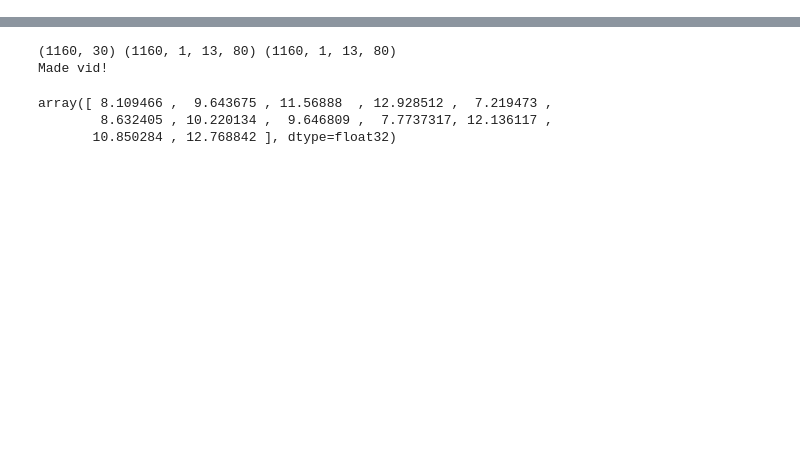
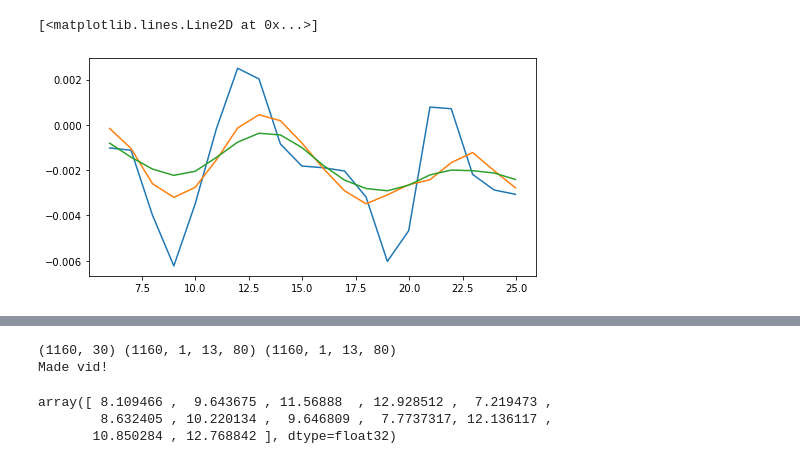
Before and after one commit to rgilman33/bespoke, a Jupyter notebook: nb/4_viz_sim.ipynb, the cells around one changed output, grey strips where cells are left out. Drawn from its saved outputs; the diff is of its cells as text; code cells hidden in the pictures; blank space fills up the shorter version.

```diff
--- a/nb/4_viz_sim.ipynb
+++ b/nb/4_viz_sim.ipynb
@@ -49,0 +90,8 @@ plt.plot(speeds)
+# %%
+plt.figure(figsize=(8,4))
+plt.plot(wp_dists[ix][:20], headings[:20])
+plt.plot(wp_dists[ix][:20], headings_smoothed[:20])
+plt.plot(wp_dists[ix][:20], smooth_near_wps(headings_smoothed)[:20])
+# %% [output]
+[<matplotlib.lines.Line2D at 0x...>]
+[figure, added]
```
Also changed, not shown: parts of 24 cells of this notebook, 15 other files.
